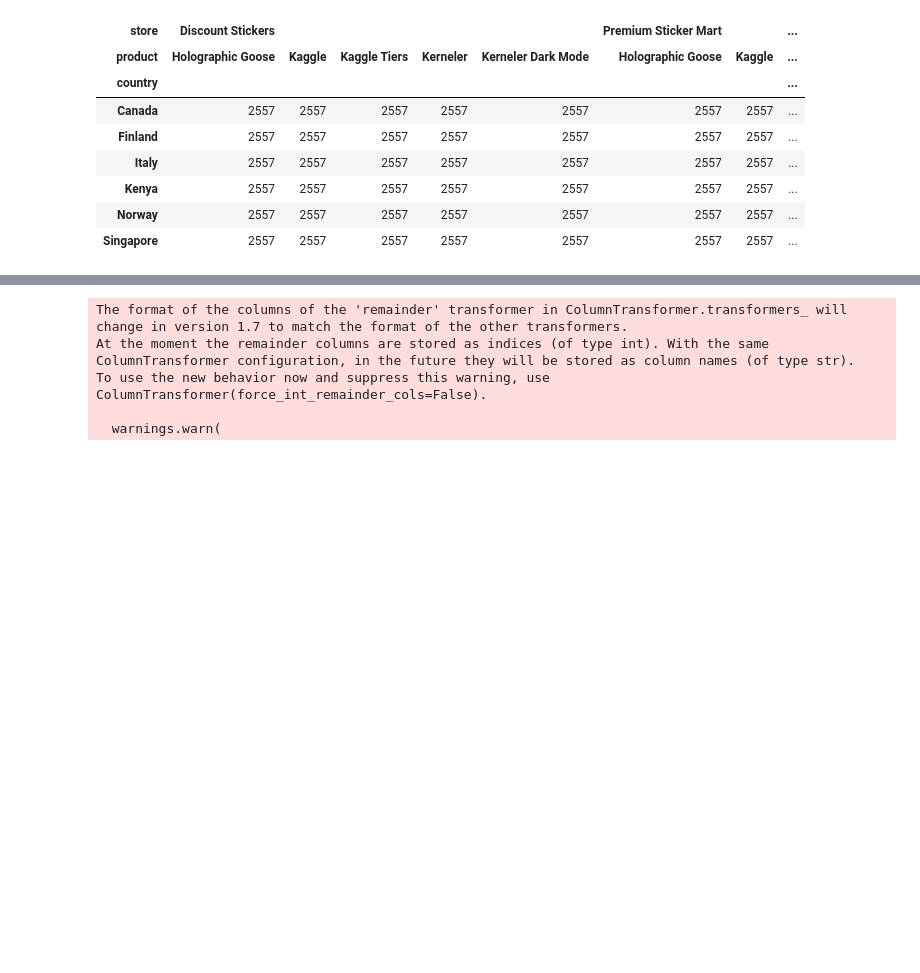
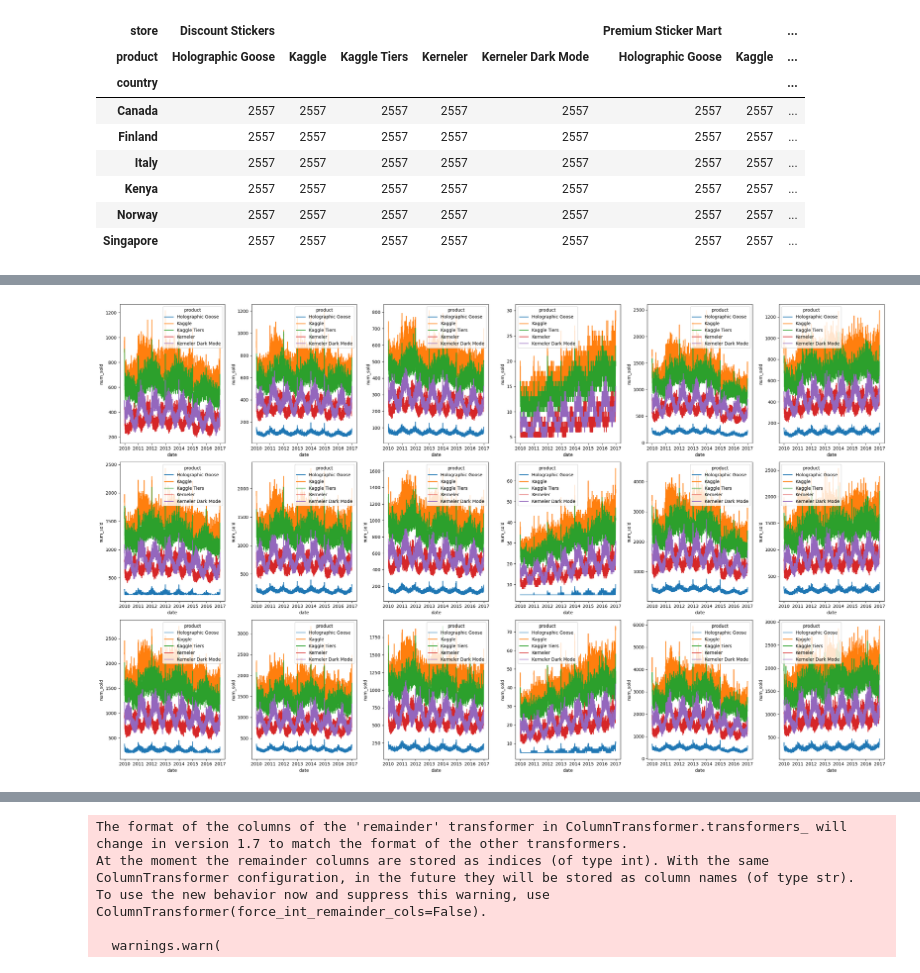
Before and after one commit to mihofer/kaggle_projects, a Jupyter notebook: forecasting_sticker_sales/analysis.ipynb, the cells around one changed output, grey strips where cells are left out. Cells and saved outputs as stored; diff of their text form; code cells hidden in the pictures; blank space fills up the shorter version.

```diff
--- a/forecasting_sticker_sales/analysis.ipynb
+++ b/forecasting_sticker_sales/analysis.ipynb
@@ -130,0 +140,20 @@ pd.crosstab(
+# %%
+fig, ax = plt.subplots(
+    ncols=len(train_df.country.unique()),
+    nrows=len(train_df.store.unique()),
+    figsize=(25,15))
+
+for i, country in enumerate(train_df.country.unique()):
+    for j, store in enumerate(train_df.store.unique()):
+        sns.lineplot(
+            data=train_df.query('country == @country and store == @store'),
+            x='date',
+            y='num_sold',
+            hue='product',
+            ax=ax[j][i]
+        )
+
+fig.tight_layout()
+plt.show()
+# %% [output]
+[figure, added]
```
Also changed, not shown: parts of 14 cells of this notebook.
